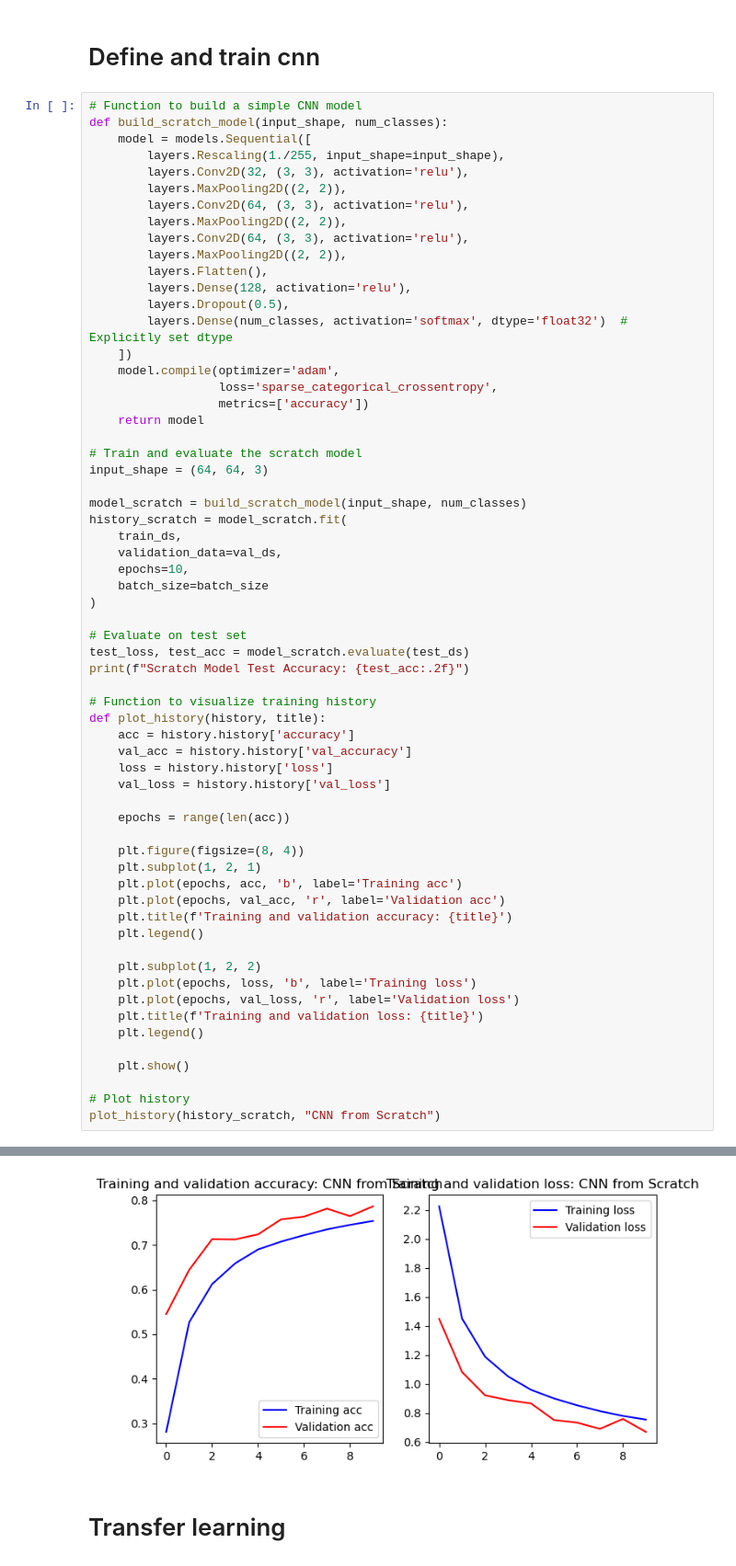
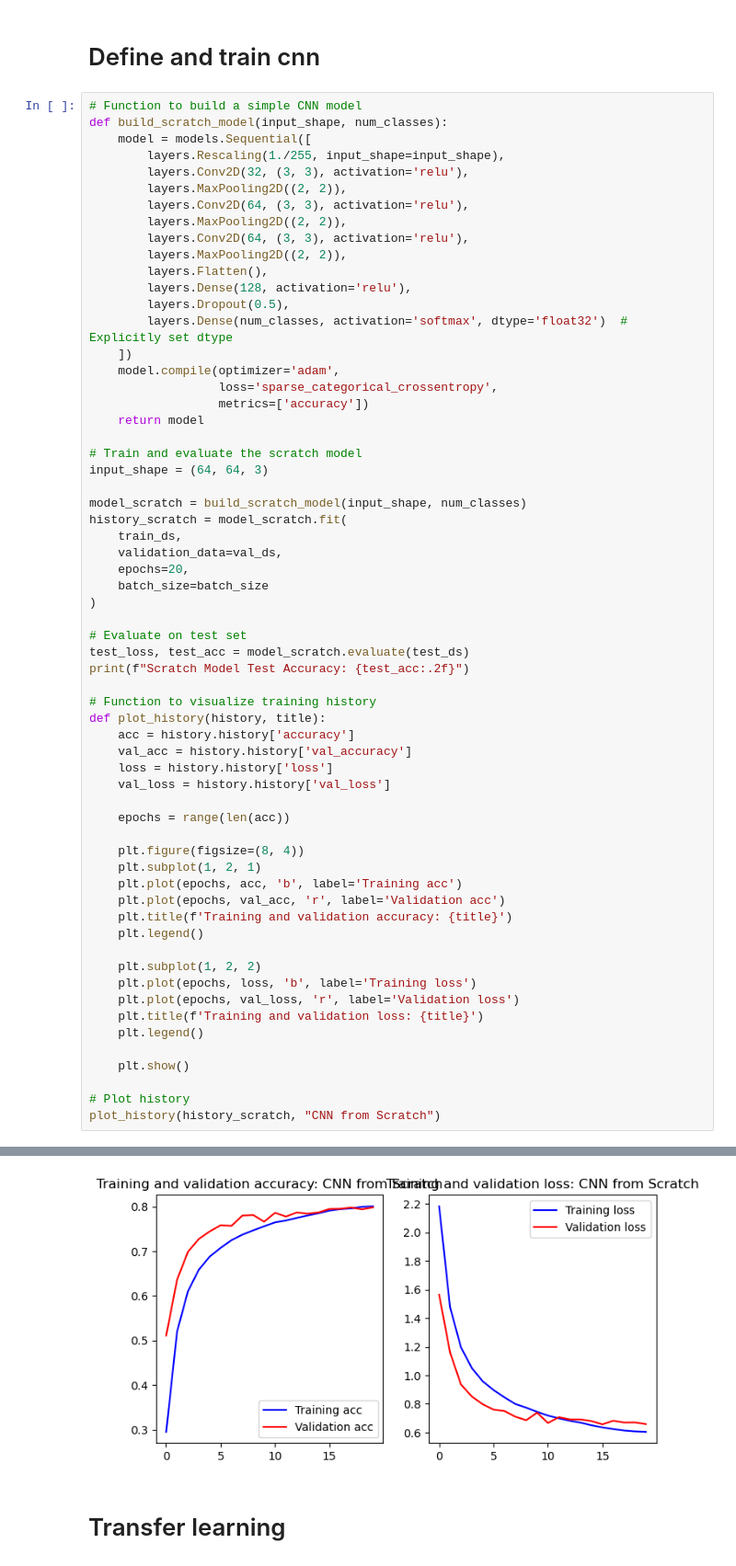
Before and after one commit to Owen-kc/GUI-Project-2, a Jupyter notebook: code.ipynb, the cells around one changed output, grey strips where cells are left out. Shown: that part at 92% size. Saved outputs shown, nothing was run; the diff lists cells and outputs as text.

```diff
--- a/code.ipynb
+++ b/code.ipynb
@@ -93,7 +95,7 @@ model_scratch = build_scratch_model(input_shape, num_classes)
 history_scratch = model_scratch.fit(
     train_ds,
     validation_data=val_ds,
-    epochs=10,
+    epochs=20,
     batch_size=batch_size
 )
 
@@ -148,4 +150,4 @@ Scratch Model Test Accuracy: 0.78
-[figure, old version]
+[figure, new version]
 # %% [markdown]
 # Transfer learning
 # %%
```
Also changed, not shown: parts of 5 cells of this notebook.
